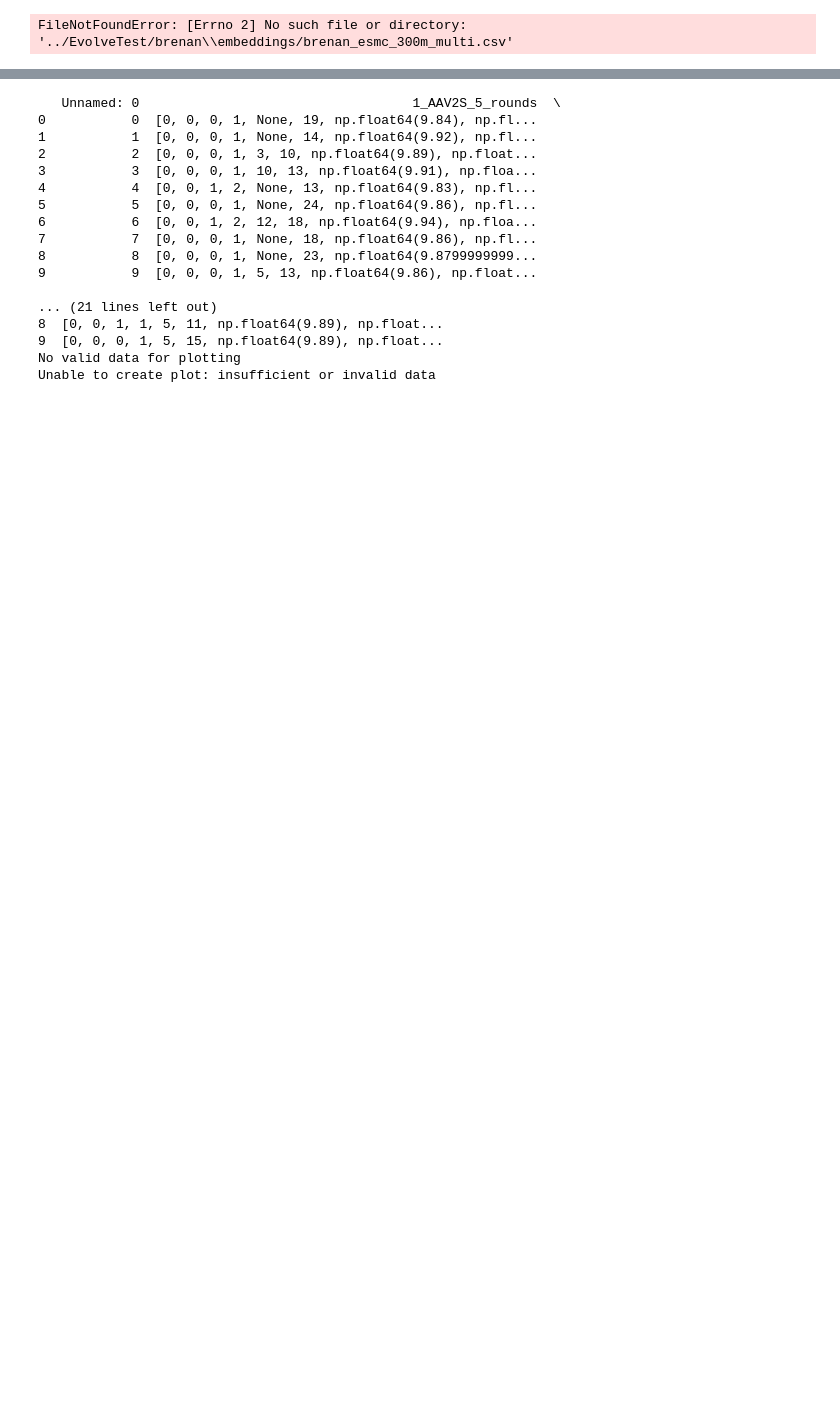
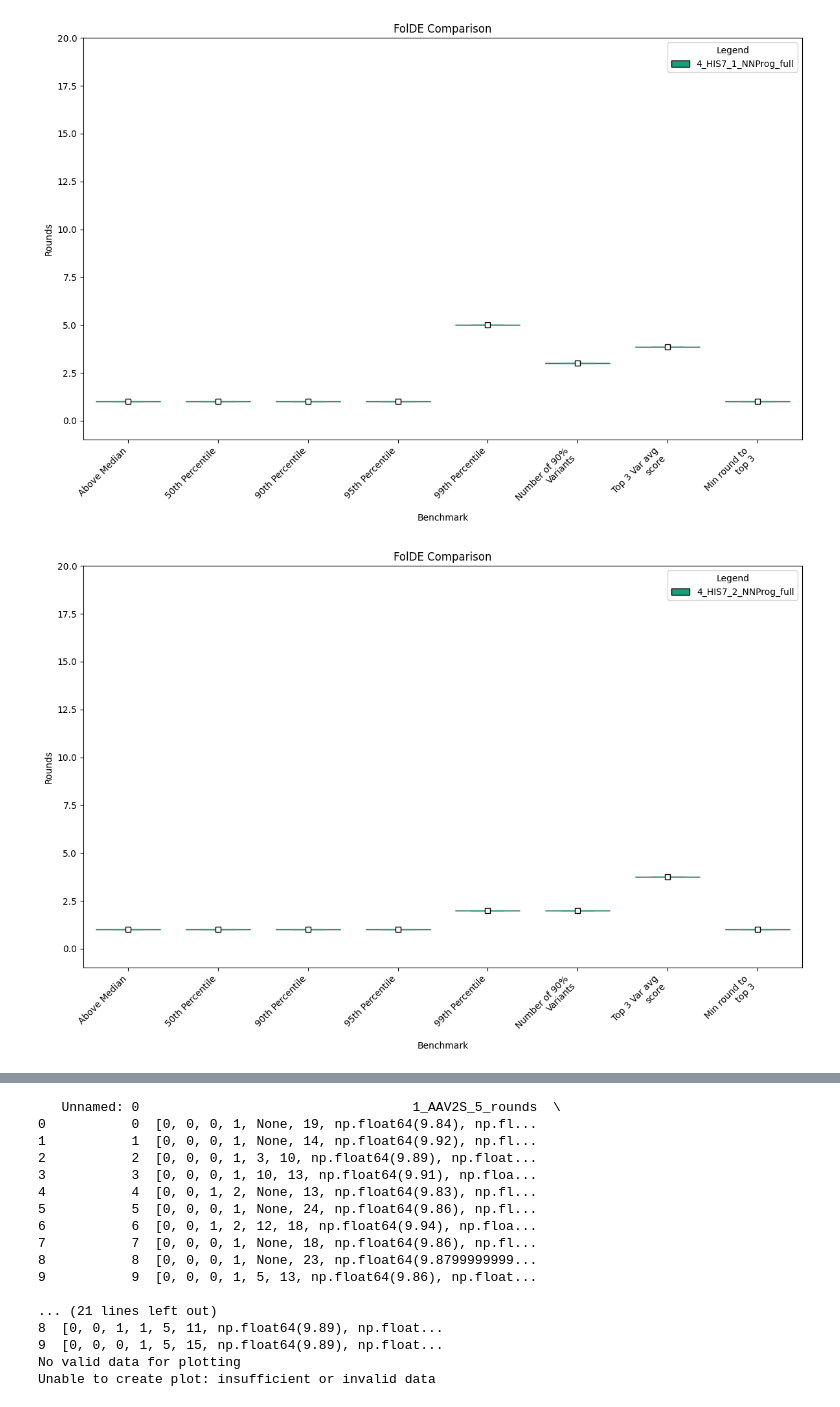
Before and after one commit to JBEI/foldy-internal, a Jupyter notebook: backend/src/notebooks/isaac/FAFO.ipynb, the cells around one changed output, grey strips where cells are left out. Cells and saved outputs as stored; diff of their text form; code cells hidden in the pictures; blank space fills up the shorter version.

```diff
--- a/backend/src/notebooks/isaac/FAFO.ipynb
+++ b/backend/src/notebooks/isaac/FAFO.ipynb
@@ -18,9 +18,7 @@ def get_stuff(prot_name):
 
     return wt_aa_seq, embeddings_dir, embeddings_paths
 
-layers = [100,50]
-rounds_evo = 10
-num_var = 16
+
 benchmarks = {
         '50th Percentile' : 1,
         '75th Percentile' : 0.5,
@@ -29,13 +27,13 @@ benchmarks = {
         '99th Percentile' : 0,
         'Number of 90% Variants': 0,
         'Top 3 Var fold improvement': 0,
-        'Avg round to top 3': 0,
+        'Min round to top 3': 0,
 }
 # Define all possible datasets
 all_datasets = {
-    #'CLYGR': ('CLYGR', r'..\EvolveTest\DMS_data\DMS_ProteinGym_substitutions\D7PM05_CLYGR_Somermeyer_2022.xlsx', 12500),
-    #'AAV2S': ('AAV2S', r'..\EvolveTest\DMS_data\DMS_ProteinGym_substitutions\CAPSD_AAV2S_Sinai_2021.xlsx', -1.2),
-    #'HIS7': ('HIS7', r'..\EvolveTest\DMS_data\DMS_ProteinGym_substitutions\HIS7_YEAST_Pokusaeva_2019.xlsx', 0.3),
+    'CLYGR': ('CLYGR', r'..\EvolveTest\DMS_data\DMS_ProteinGym_substitutions\D7PM05_CLYGR_Somermeyer_2022.xlsx', 12500),
+    'AAV2S': ('AAV2S', r'..\EvolveTest\DMS_data\DMS_ProteinGym_substitutions\CAPSD_AAV2S_Sinai_2021.xlsx', -1.2),
+    'HIS7': ('HIS7', r'..\EvolveTest\DMS_data\DMS_ProteinGym_substitutions\HIS7_YEAST_Pokusaeva_2019.xlsx', 0.3),
     #'TTGR_4Hy': ('TTGR',r'..\EvolveTest\DMS_data\DMS_ProteinGym_substitutions\ttgr_4Hy_NIshi_ttgr_filt.xlsx',1.27),
     #'TTGR_EllA': ('TTGR',r'..\EvolveTest\DMS_data\DMS_ProteinGym_substitutions\ttgr_EllA_NIshi_ttgr_filt.xlsx',1.08),
     #'TTGR_End': ('TTGR',r'..\EvolveTest\DMS_data\DMS_ProteinGym_substitutions\ttgr_End_NIshi_ttgr_filt.xlsx',1.93),
@@ -46,19 +44,21 @@ all_datasets = {
     #'TTGR_Quin': ('TTGR',r'..\EvolveTest\DMS_data\DMS_ProteinGym_substitutions\ttgr_Quin_NIshi_ttgr_filt.xlsx',1.10),
     #'TTGR_Tam': ('TTGR',r'..\EvolveTest\DMS_data\DMS_ProteinGym_substitutions\ttgr_Tam_NIshi_ttgr_filt.xlsx',1.73),
     #'RASK_binding': ('RASK',r'..\EvolveTest\DMS_data\DMS_ProteinGym_substitutions\RASK_HUMAN_Weng_2022_binding-DARPin_K55.xlsx',-0.460545526),
-    #max2
-    #'RASK_abundance': ('RASK',r'..\EvolveTest\DMS_data\DMS_ProteinGym_substitutions\RASK_HUMAN_Weng_2022_abundance.xlsx',-0.504113408),
-    #max2
+    ##max2
+    #'RASK_abundance': ( 'RASK',r'..\EvolveTest\DMS_data\DMS_ProteinGym_substitutions\RASK_HUMAN_Weng_2022_abundance.xlsx',-0.504113408),
+    ##max2
     #'GRB2': ('GRB2', r'..\EvolveTest\DMS_data\DMS_ProteinGym_substitutions\GRB2_HUMAN_Faure_2021.xlsx', -0.7),
-    #max 2
+    ##max 2
     #'SPG1': ('SPG1', r'..\EvolveTest\DMS_data\DMS_ProteinGym_substitutions\SPG1_STRSG_Olson_2014(2).xlsx', -4),
-    #max 2
+    ##max 2
     #'brenan_DOX':('brenan',r'..\EvolveTest\DMS_data\brenan_DOX_dms.xlsx', 1),
-    'brenan_SCH':('brenan',r'..\EvolveTest\DMS_data\brenan_SCH_dms.xlsx', 1),
-    'brenan_VRT':('brenan',r'..\EvolveTest\DMS_data\brenan_VRT_dms.xlsx', 1)
+    #'brenan_SCH':('brenan',r'..\EvolveTest\DMS_data\brenan_SCH_dms.xlsx', 1),
+    #'brenan_VRT':('brenan',r'..\EvolveTest\DMS_data\brenan_VRT_dms.xlsx', 1)
 
 }
-
+layers = [100,50]
+rounds_evo = 10
+num_var = 16
 for dataset_id, data in all_datasets.items():
     protein_code = data[0]
     exp_activity_file_path = data[1]
@@ -75,7 +75,7 @@ for dataset_id, data in all_datasets.items():
     raw_embedding_df = pd.read_csv(embeddings_path)
     # Then iterate through rounds
     #for pair in itertools.combinations(range(1, 3), 2):
-    for depth in range(2,3):
+    for depth in range(4,5):
         scope = 1
         results = pd.DataFrame()
         for rounds_to_advance in range(1, 4):
@@ -85,34 +85,36 @@ for dataset_id, data in all_datasets.items():
             #    continue
             if rounds_to_advance:
                 if scope != 1:
                     continue
-                variable = 'ranked_w_fail'
+                variable = 'NNProg_full'
             else:
                 variable = scope
 
             # Create dataset name
             dataset_name = f'{depth}_{dataset_id}_{rounds_to_advance}_{variable}'
             #print(dataset_name)
             # Run the digivolve function
             result = digivolve_multi(
                 wt_aa_seq, protein_code,
                 wt_activity, dataset_name,
                 raw_exp_activity_df,raw_embedding_df,
                 embeddings_dir, embeddings_paths,
                 num_var, layers,
                 logits_df, scope, depth,
                 progressive = rounds_to_advance,
-                full=True,cloning_failure = 0.666,ranked=True, show=True
+                full=True,
+                # cloning_failure = 0.666, show=True
             )
 
             # Append results
 
             results = pd.concat([results, result], axis=1)
         clear_output(wait=True)
         results.to_excel(os.path.join(embeddings_dir,f"{depth}_depth_{dataset_id}_{variable}.xlsx"))
         results_name = os.path.join(embeddings_dir,f"{depth}_depth_{dataset_id}_{variable}")
         plot_evolution_boxplot(results, benchmarks, new_variable='Rounds to Advance with Failure',
                                save_path=(results_name),
-                               show=True,color_by_count=True,)
+                               show=True,color_by_count=True,label='mean')
 # %% [output]
-FileNotFoundError: [Errno 2] No such file or directory: '../EvolveTest/brenan\\embeddings/brenan_esmc_300m_multi.csv'
+[figure, added]
+[figure, added]
```
Also changed, not shown: parts of 2 cells of this notebook, 2 other files.
